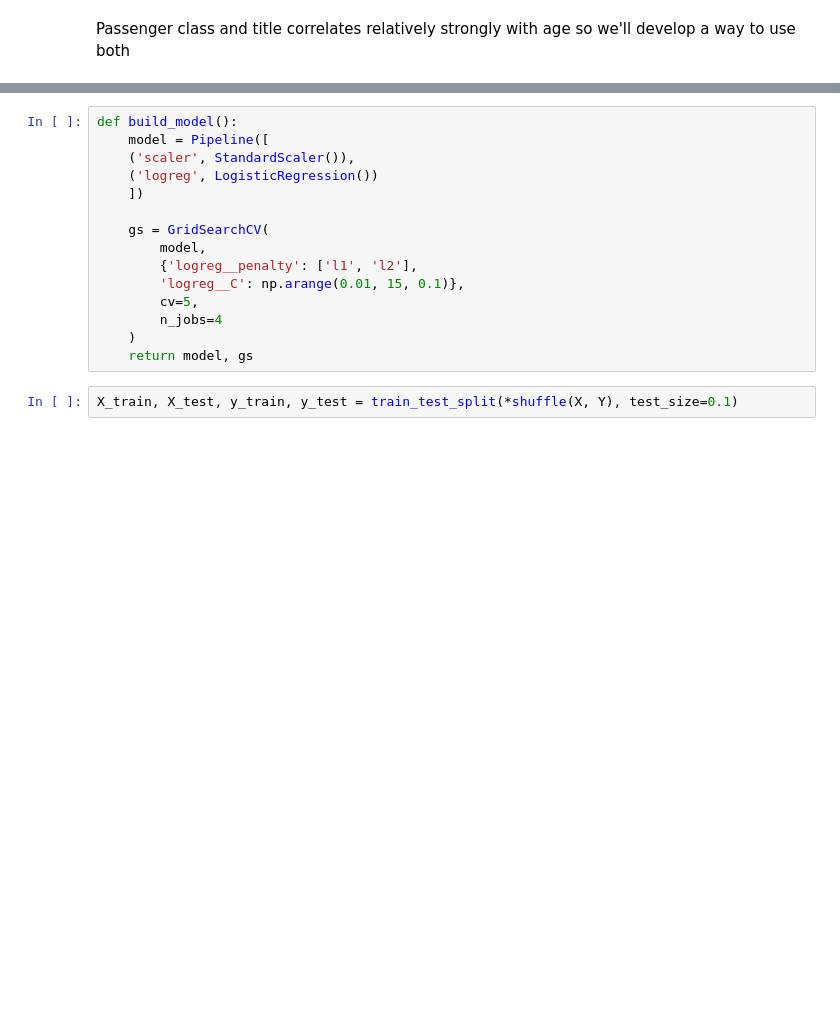
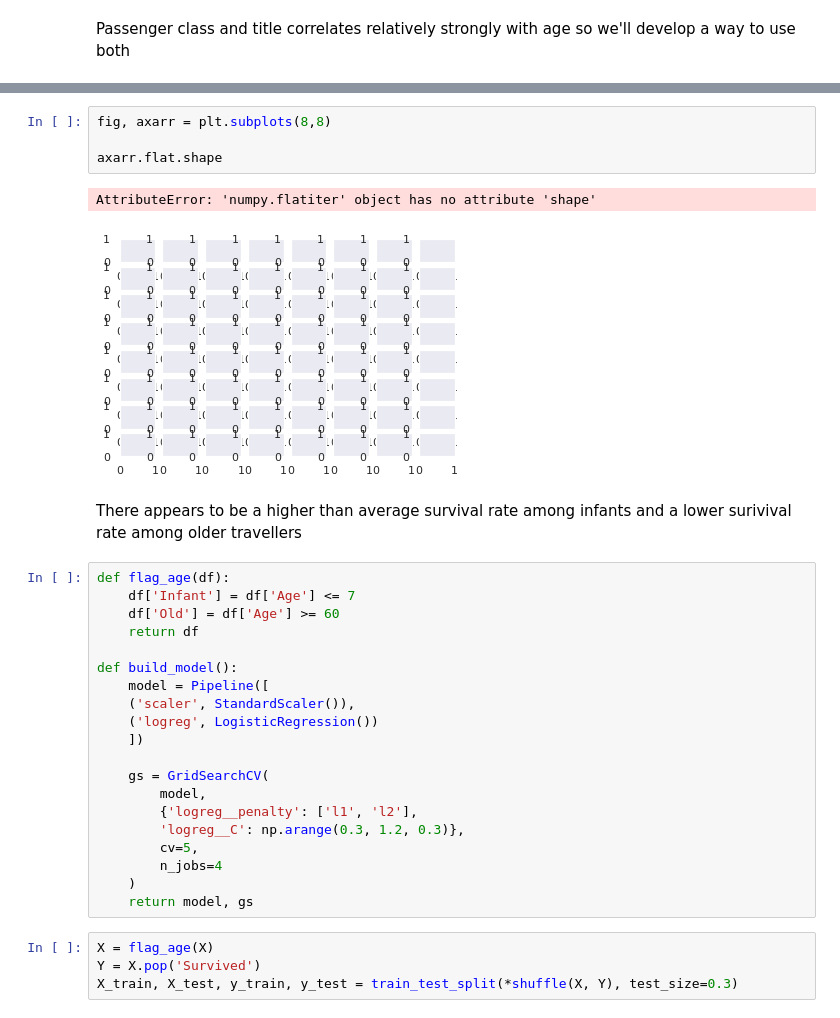
Before and after one commit to JamJarKid/Kaggle, a Jupyter notebook: Titanic/exploration.ipynb, the cells around one changed output, grey strips where cells are left out. Drawn from its saved outputs; the diff is of its cells as text; blank space fills up the shorter version.

```diff
--- a/Titanic/exploration.ipynb
+++ b/Titanic/exploration.ipynb
@@ -467,4 +415,18 @@ Y = X.pop('Survived')
+# %%
+fig, axarr = plt.subplots(8,8)
+
+axarr.flat.shape
+# %% [output]
+AttributeError: 'numpy.flatiter' object has no attribute 'shape'
+[figure, added]
+# %% [markdown]
+There appears to be a higher than average survival rate among infants and a lower surivival rate among older travellers
 # %%
+def flag_age(df):
+    df['Infant'] = df['Age'] <= 7
+    df['Old'] = df['Age'] >= 60
+    return df
+
 def build_model():
     model = Pipeline([
     ('scaler', StandardScaler()),
@@ -474,13 +436,15 @@ def build_model():
     gs = GridSearchCV(
         model,
         {'logreg__penalty': ['l1', 'l2'],
-        'logreg__C': np.arange(0.01, 15, 0.1)},
+        'logreg__C': np.arange(0.3, 1.2, 0.3)},
         cv=5,
         n_jobs=4
     )
     return model, gs
 # %%
-X_train, X_test, y_train, y_test = train_test_split(*shuffle(X, Y), test_size=0.1)
+X = flag_age(X)
+Y = X.pop('Survived')
+X_train, X_test, y_train, y_test = train_test_split(*shuffle(X, Y), test_size=0.3)
 # %%
 model, gs = build_model()
 gs.fit(X_train, y_train)
```
Also changed, not shown: parts of 19 cells of this notebook, 1 other file.
